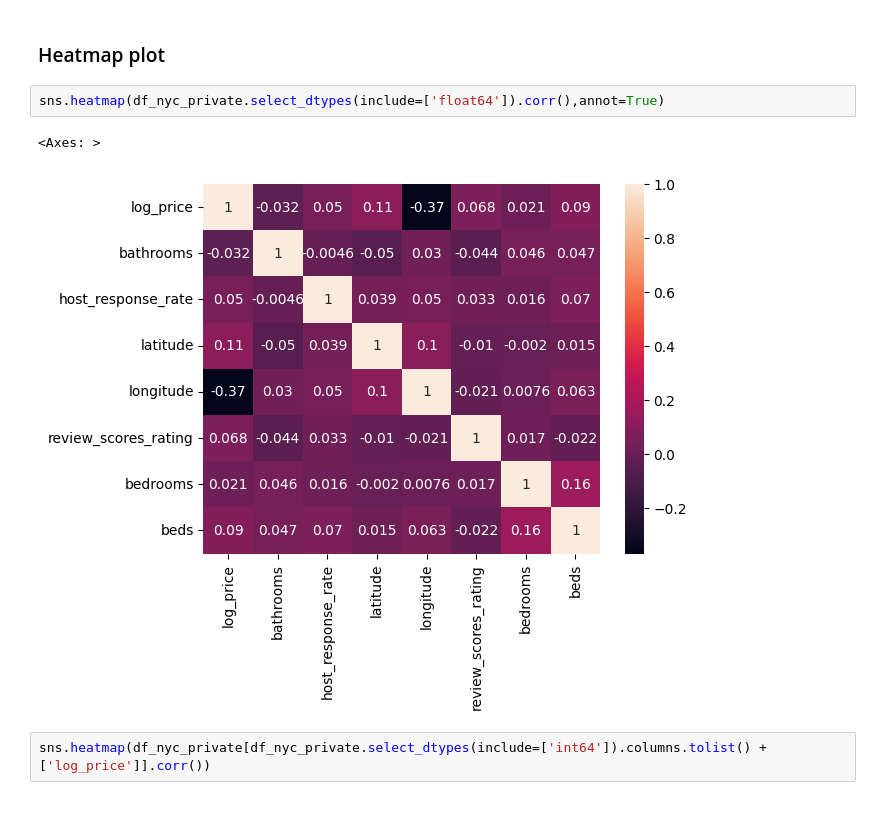
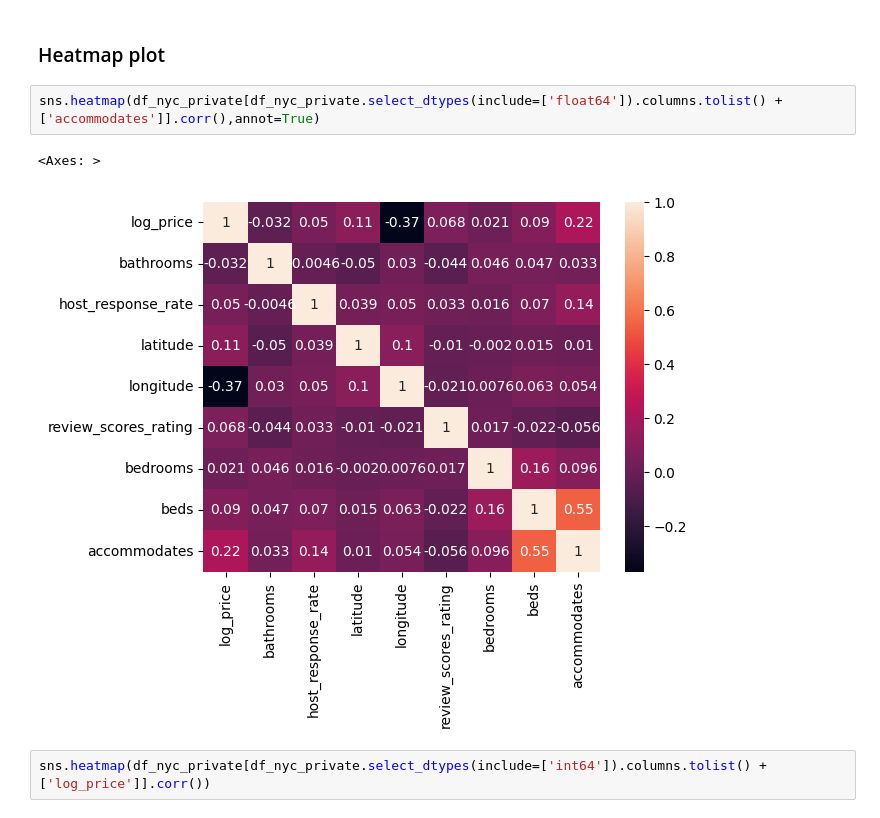
Before and after one commit to d21emijo/Air-BNB, a Jupyter notebook: Air_bnb.ipynb, the cells around one changed output. Saved outputs shown, nothing was run; the diff lists cells and outputs as text.

```diff
--- a/Air_bnb.ipynb
+++ b/Air_bnb.ipynb
@@ -467,10 +483,10 @@ df_nyc_private = df_nyc_private[(df_nyc_private['log_price'] >= Q1 - 1.5 * IQR)
 # %% [markdown]
 ### Heatmap plot
 # %%
-sns.heatmap(df_nyc_private.select_dtypes(include=['float64']).corr(),annot=True)
+sns.heatmap(df_nyc_private[df_nyc_private.select_dtypes(include=['float64']).columns.tolist() + ['accommodates']].corr(),annot=True)
 # %% [output]
 <Axes: >
-[figure, old version]
+[figure, new version]
 # %%
 sns.heatmap(df_nyc_private[df_nyc_private.select_dtypes(include=['int64']).columns.tolist() + ['log_price']].corr())
 # %% [output]
```
Also changed, not shown: parts of 46 cells of this notebook.
